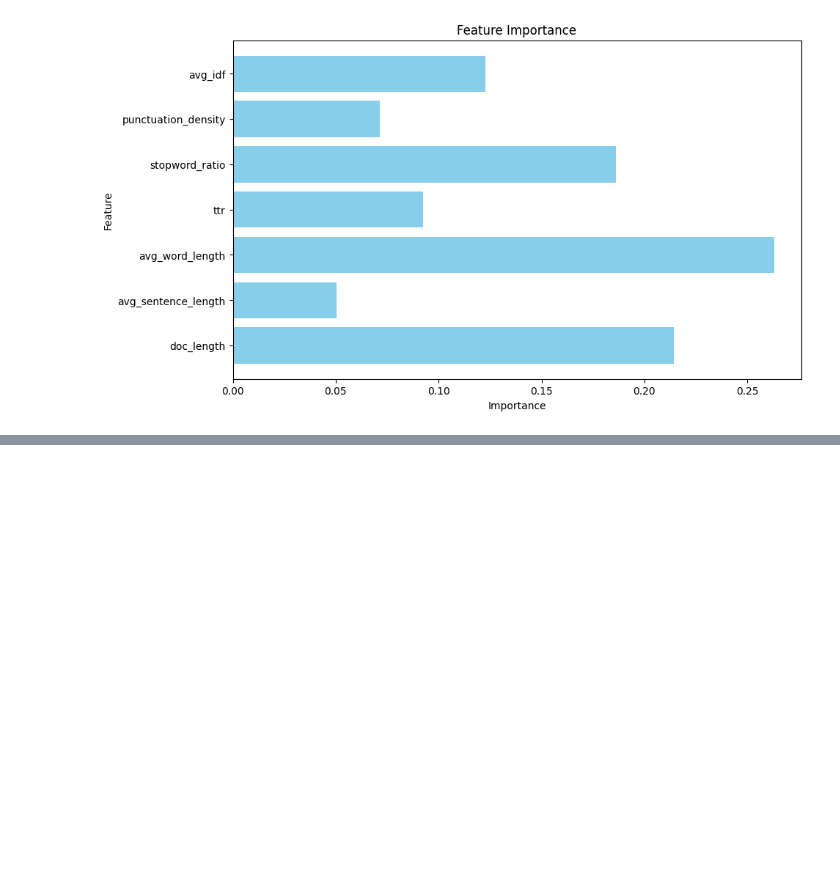
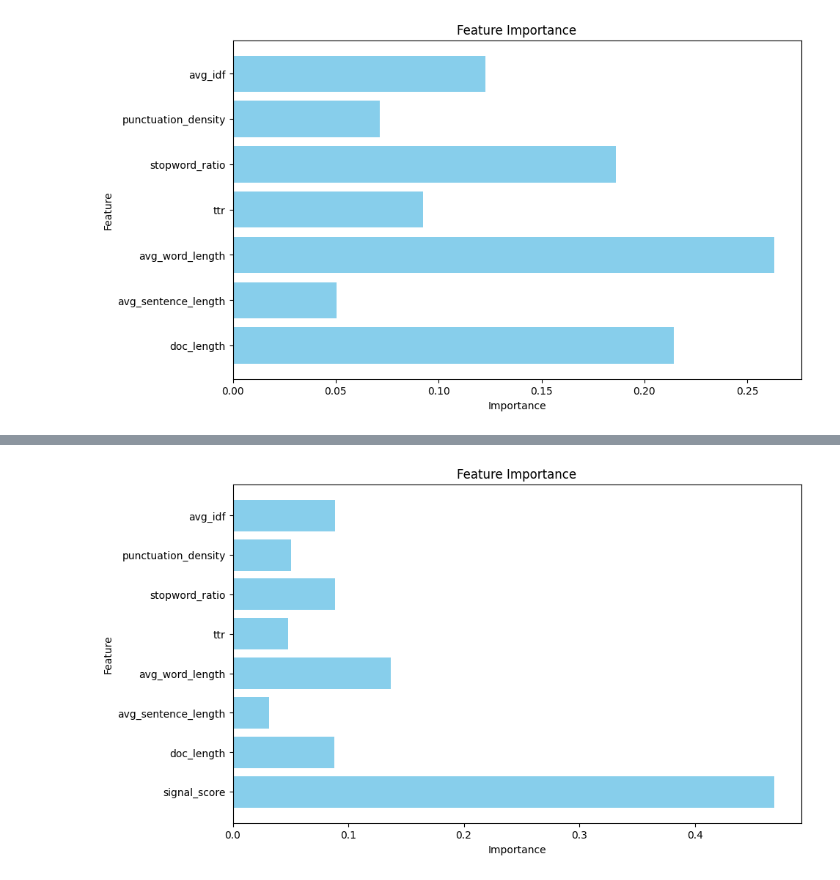
Before and after one commit to max-seeli/steely, a Jupyter notebook: src/steely/task_1/simple_clf.ipynb, the cells around one changed output, grey strips where cells are left out. Cells and saved outputs as stored; diff of their text form; code cells hidden in the pictures; blank space fills up the shorter version.

Commit message:
feat: add the summed up signal score as a feature to the random forest classifier

```diff
--- a/src/steely/task_1/simple_clf.ipynb
+++ b/src/steely/task_1/simple_clf.ipynb
@@ -468,0 +524,2 @@ plt.show()
+# %%
+word_correlations = load_word_correlations(ROOT_DIR / "tmp" / "word_correlations.json")
@@ -468,0 +581,4 @@ plt.show()
+# %%
+features_train = extract_features_with_correlation_scores(train_df, word_correlations)
+features_val = extract_features_with_correlation_scores(val_df, word_correlations)
+features_train.head()
@@ -468,0 +594,19 @@ plt.show()
+# %%
+X_train = features_train.drop('label').to_numpy()
+y_train = features_train['label'].to_numpy()
+X_val = features_val.drop('label').to_numpy()
+y_val = features_val['label'].to_numpy()
+# %%
+rf_model = RandomForestClassifier(random_state=777,
+                                  n_estimators=100,
+                                  max_depth=None,
+                                  max_features='sqrt',
+                                  min_samples_split=10,
+                                  min_samples_leaf=1)
+
+rf_model.fit(X_train, y_train)
+
+y_pred = rf_model.predict(X_val)
+
+print("Validation Accuracy:", accuracy_score(y_val, y_pred))
+print("\nClassification Report:\n", classification_report(y_val, y_pred))
@@ -468,0 +625,12 @@ plt.show()
+# %%
+feature_names = features_train.columns[:-1]  # excl label
+importances = rf_model.feature_importances_
+
+plt.figure(figsize=(10, 6))
+plt.barh(feature_names, importances, color='skyblue')
+plt.xlabel('Importance')
+plt.ylabel('Feature')
+plt.title('Feature Importance')
+plt.show()
+# %% [output]
+[figure, added]
```
Also changed, not shown: parts of 6 cells of this notebook.
